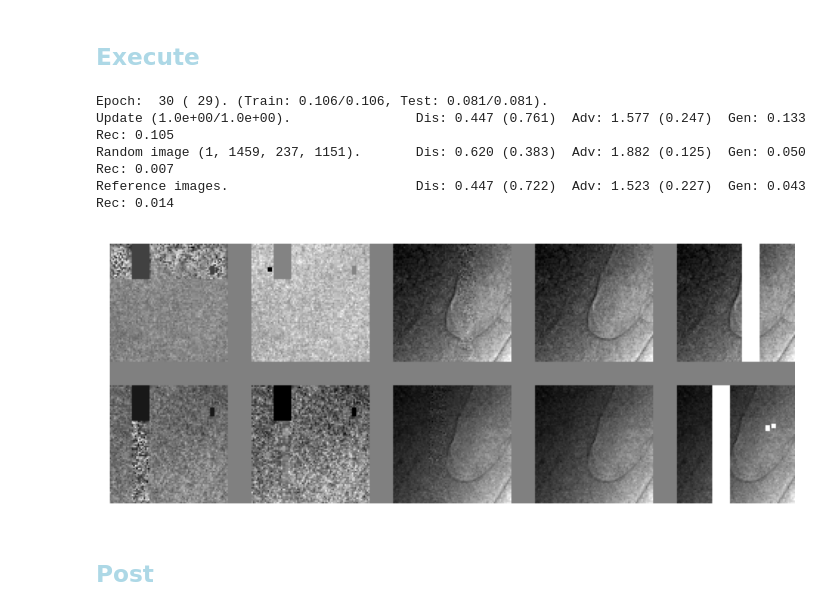
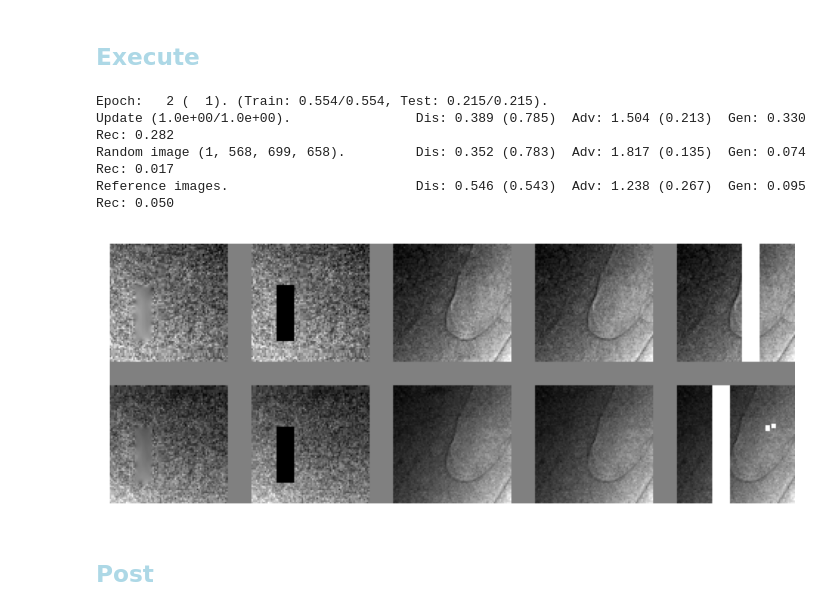
Before and after one commit to antonmx/shiftpatch, a Jupyter notebook: shiftpatch_bp1.ipynb, the cells around one changed output. Cells and saved outputs as stored; diff of their text form; code cells hidden in the pictures.

```diff
--- a/shiftpatch_bp1.ipynb
+++ b/shiftpatch_bp1.ipynb
@@ -30,12 +30,12 @@ sg.TCfg = sg.TCfgClass(
      exec = 1
     ,nofEpochs = None
     ,latentDim = 64
-    ,batchSize = 2**12
-    ,batchSplit = 2**4
+    ,batchSize = 2**8
+    ,batchSplit = 2**0
     ,loaderWorkers = 16
     ,labelSmoothFac = 0.1 # For Fake labels (or set to 0.0 for no smoothing).
-    ,learningRateD = 1e-4
-    ,learningRateG = 1e-4
+    ,learningRateD = 1e-5
+    ,learningRateG = 1e-5
 )
 
 sg.DCfg = sg.DCfgClass()
@@ -190,7 +190,7 @@ class Discriminator(torch.nn.Module):
         self.discIMG = DiscriminatorIMG()
         self.discFFT = DiscriminatorFFT()
         self.IMG_FFT = 0.5
-        #sg.load_model(self, model_path="model_3_dis.pt" )
+        sg.load_model(self, model_path="saves/pureAdv_IMG+FFT/model_dis.pt" )
 
     def forward(self, images):
         if images.dim() == 3:
@@ -285,7 +285,7 @@ sg.freeGPUmem()
 
 #sg.minRecTest, sg.minRecTrain = 1, 1
 sg.ADV_DIF = 2e-6 # 0.008108
-sg.SSIM_MSE = 1-1e-4 # 0.9999
+sg.SSIM_MSE = 1
 sg.skipThreshold = 0
 
 def adjustScheduler(scheduler, iniLr, target) :
@@ -297,42 +297,40 @@ def adjustScheduler(scheduler, iniLr, target) :
     or gamma > 1 and curLR < target :
         scheduler.step()
     return f"LR : {curLR:.2e}. "
 
 
 def my_beforeReport(_) :
     message = ""
 #    message += "G" + adjustScheduler(sg.scheduler_G, sg.TCfg.learningRateG, 0.1)
 #    message += "D" + adjustScheduler(sg.scheduler_D, sg.TCfg.learningRateD, 0.1)
     message += f" ADV/DIF : {sg.ADV_DIF:.3e}."
     sg.ADV_DIF = max(2e-6, sg.ADV_DIF-1e-8)
     with open(f"message_{sg.TCfg.exec}.txt", 'a') as file:
         file.write(message + "\n")
     print(message)
     return
 #sg.beforeReport = my_beforeReport
 
 #sg.TCfg.loaderWorkers = 0 # for debug single threaded
 try :
     sg.train(savedCheckPoint)
 except :
     #del sg.dataLoader
     #del sg.testLoaderrelo
     sg.freeGPUmem()
     1/10 # to release Jupyuter memory in the next step
     sg.epoch -= 1
     raise
 
 # From scratch
-# ADV_DIF = 1e-5, SSIM_MSE = 1
-# ADV_DIF 1e-5 ->21e-6 (e11)
-# batch size 2**8 => 2**10 (e26) => 2**12 (e27)
-# SSIM_MSE 1 => 1 - 1e-5 (e28) => 1 - 1e-4 (e30)
+# ADV_DIF = 2e-6, SSIM_MSE = 1
+# ADV_DIF 2e-6 => 1e-5 (e2)
 # %% [output]
-Epoch:  30 ( 29). (Train: 0.106/0.106, Test: 0.081/0.081).
-Update (1.0e+00/1.0e+00).                Dis: 0.447 (0.761)  Adv: 1.577 (0.247)  Gen: 0.133  Rec: 0.105
-Random image (1, 1459, 237, 1151).       Dis: 0.620 (0.383)  Adv: 1.882 (0.125)  Gen: 0.050  Rec: 0.007
-Reference images.                        Dis: 0.447 (0.722)  Adv: 1.523 (0.227)  Gen: 0.043  Rec: 0.014
+Epoch:   2 (  1). (Train: 0.554/0.554, Test: 0.215/0.215).
+Update (1.0e+00/1.0e+00).                Dis: 0.389 (0.785)  Adv: 1.504 (0.213)  Gen: 0.330  Rec: 0.282
+Random image (1, 568, 699, 658).         Dis: 0.352 (0.783)  Adv: 1.817 (0.135)  Gen: 0.074  Rec: 0.017
+Reference images.                        Dis: 0.546 (0.543)  Adv: 1.238 (0.267)  Gen: 0.095  Rec: 0.050
-[figure, old version]
+[figure, new version]
 # %% [markdown]
 ## <font style="color:lightblue">Post</font>
 # %%
```
Also changed, not shown: parts of 5 cells of this notebook, 3 other files.
